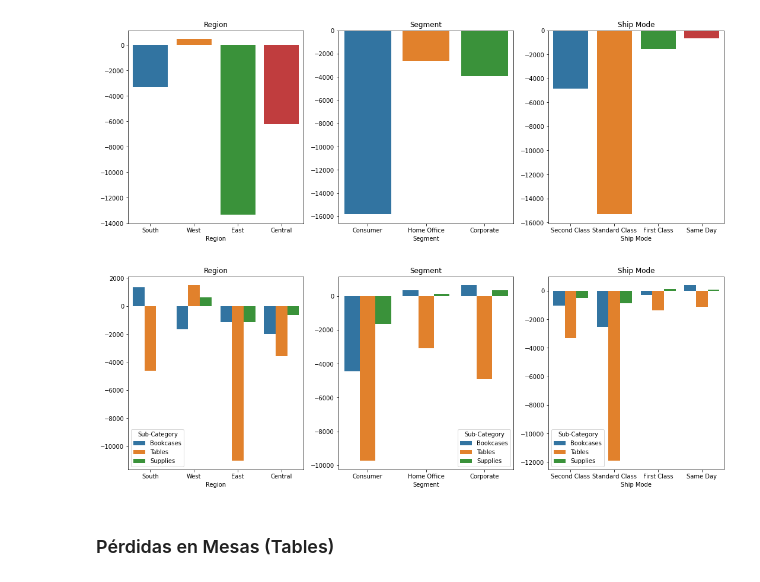
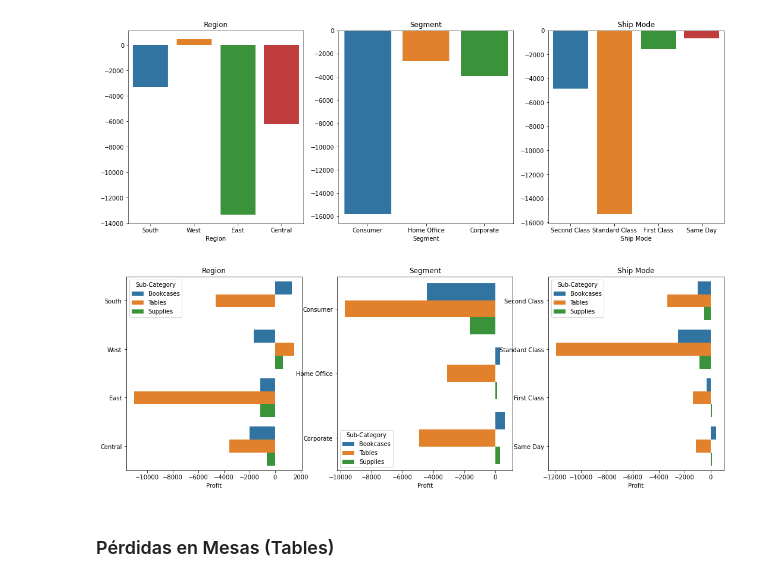
Before and after one commit to PabloJRW/super_store_projects, a Jupyter notebook: Super Store EDA.ipynb, the cells around one changed output. Saved outputs shown, nothing was run; the diff lists cells and outputs as text; code cells hidden in the pictures.

```diff
--- a/Super Store EDA.ipynb
+++ b/Super Store EDA.ipynb
@@ -131,4 +142,16 @@ Country :
  'Phones' 'Binders' 'Appliances' 'Paper' 'Accessories' 'Envelopes'
  'Fasteners' 'Supplies' 'Machines' 'Copiers']
 ================================================================
+# %%
+# Create Variable "OrderYear"
+data['OrderYear'] = data['Order Date'].dt.year
+
+# Create Variable "OrderMonth"
+data['OrderMonth'] = data['Order Date'].dt.month
+
+# Create Variable "OrderDay"
+data['OrderDay'] = data['Order Date'].dt.day
+
+# Create Variable "OrderWeekday"
+data['OrderWeekday'] = data['Order Date'].dt.weekday
 # %% [markdown]
@@ -411,15 +465,15 @@ for i, var in enumerate(['Region','Segment','Ship Mode']):
 # %%
 # Gráficas de pérdidas por Región, Segmento de cliente, Modo de envío
 # ===========================================================================
 
 fig, ax = plt.subplots(1,3, figsize=(18,6))
 
 for i, var in enumerate(['Region','Segment','Ship Mode']):
-    sns.barplot(x=losses[var], y=losses.Profit, hue=losses['Sub-Category'], estimator=sum, ci=None, ax=ax[i])
+    sns.barplot(y=losses[var], x=losses.Profit, hue=losses['Sub-Category'], estimator=sum, ci=None, ax=ax[i])
     ax[i].set_title(var)
     ax[i].set_ylabel(None)
 # %% [output]
-[figure, old version]
+[figure, new version]
 # %% [markdown]
 ### Pérdidas en Mesas (Tables)
 # %%
```
Also changed, not shown: parts of 36 cells of this notebook, 1 other file.
